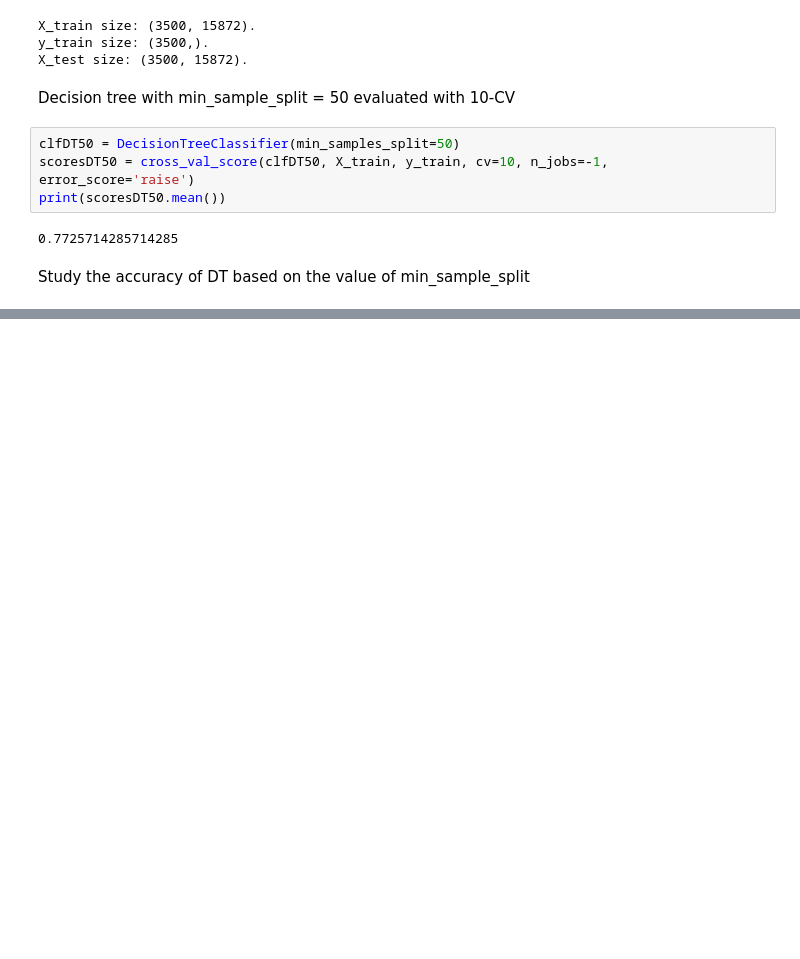
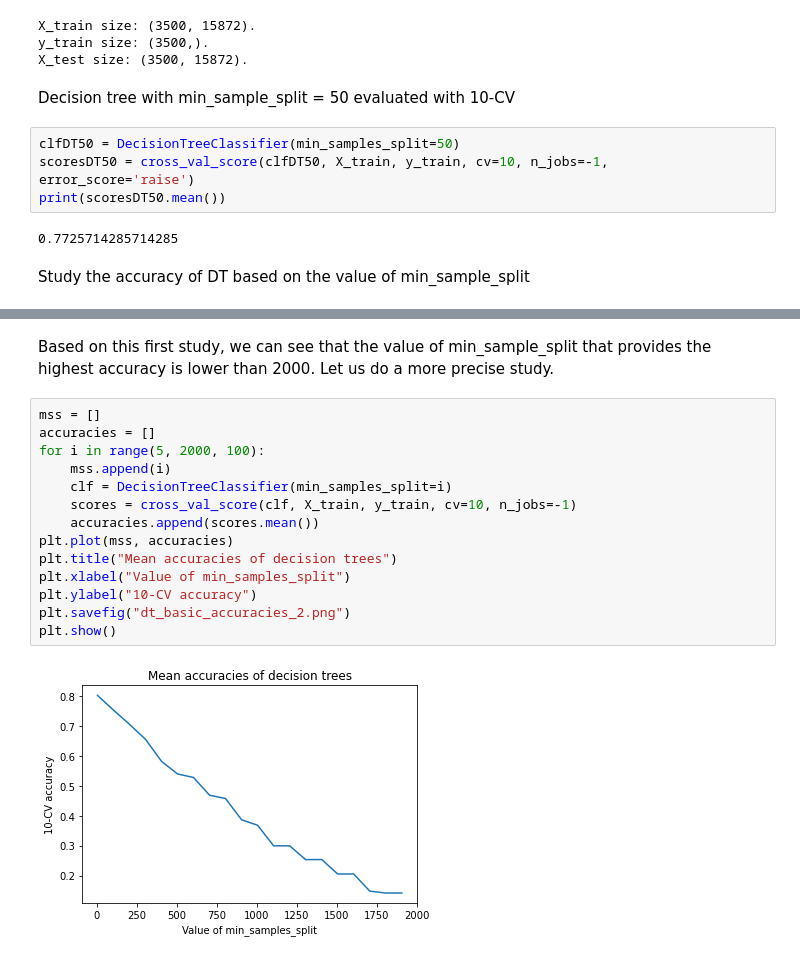
Before and after one commit to OlivierJoris/Activity-prediction-classifier, a Jupyter notebook: iml2021/dt_basic.ipynb, the cells around one changed output, grey strips where cells are left out. Drawn from its saved outputs; the diff is of its cells as text; blank space fills up the shorter version.

```diff
--- a/iml2021/dt_basic.ipynb
+++ b/iml2021/dt_basic.ipynb
@@ -96,0 +97,19 @@ plt.show()
+# %% [markdown]
+Based on this first study, we can see that the value of min_sample_split that provides the highest accuracy is lower than 2000.
+Let us do a more precise study.
+# %%
+mss = []
+accuracies = []
+for i in range(5, 2000, 100):
+    mss.append(i)
+    clf = DecisionTreeClassifier(min_samples_split=i)
+    scores = cross_val_score(clf, X_train, y_train, cv=10, n_jobs=-1)
+    accuracies.append(scores.mean())
+plt.plot(mss, accuracies)
+plt.title("Mean accuracies of decision trees")
+plt.xlabel("Value of min_samples_split")
+plt.ylabel("10-CV accuracy")
+plt.savefig("dt_basic_accuracies_2.png")
+plt.show()
+# %% [output]
+[figure, added]
```
Also changed, not shown: parts of 16 cells of this notebook, 2 other files.
